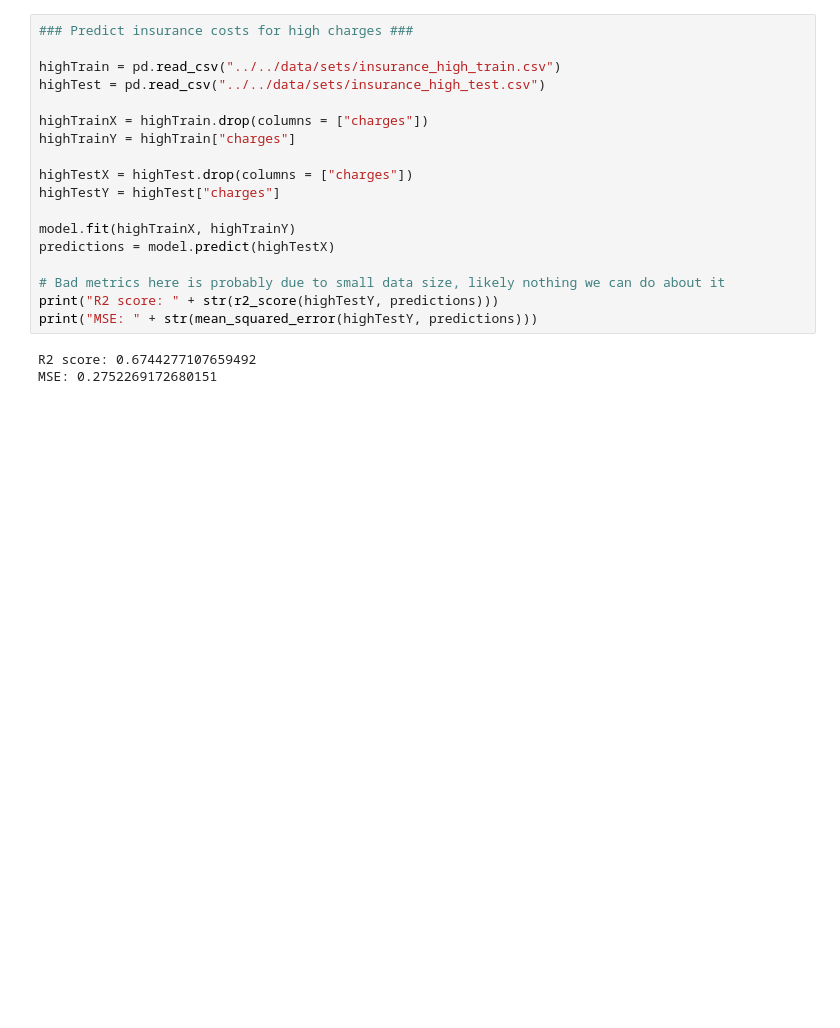
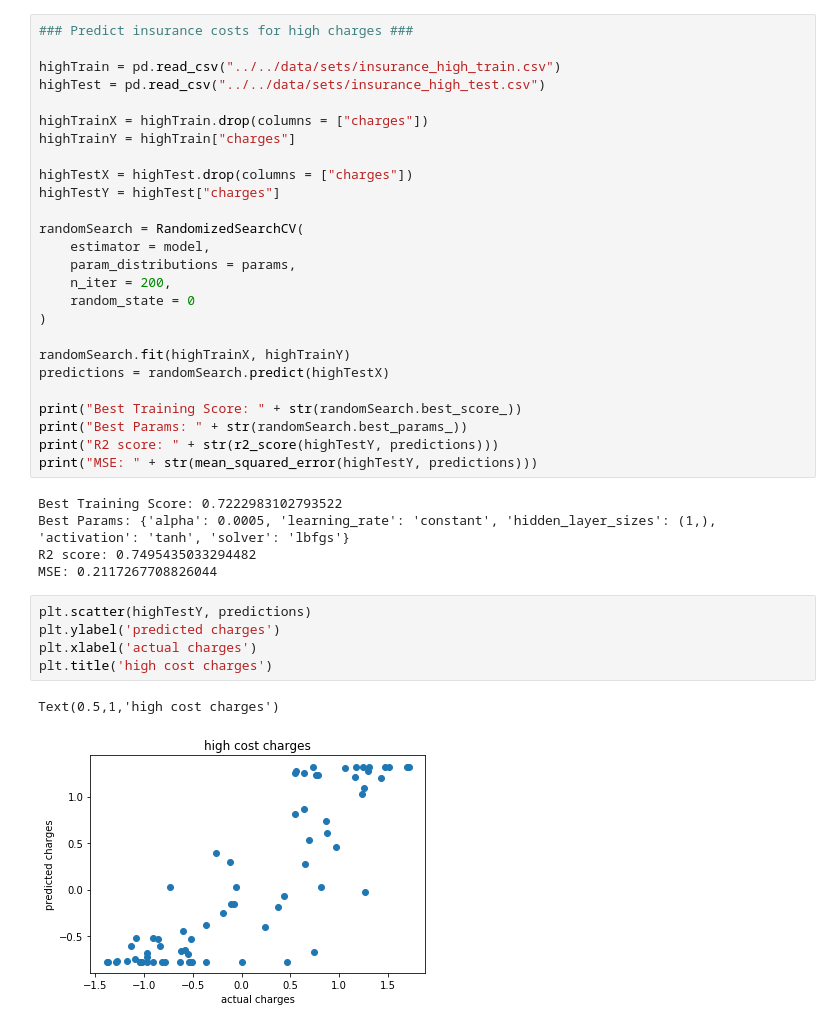
Before and after one commit to mjbernet3/insurance_prediction, a Jupyter notebook: models/supervised/ann.ipynb, the cells around one changed output. Cells and saved outputs as stored; diff of their text form; blank space fills up the shorter version.

```diff
--- a/models/supervised/ann.ipynb
+++ b/models/supervised/ann.ipynb
@@ -40,15 +68,33 @@ highTrainY = highTrain["charges"]
 highTestX = highTest.drop(columns = ["charges"])
 highTestY = highTest["charges"]
 
-model.fit(highTrainX, highTrainY)
-predictions = model.predict(highTestX)
+randomSearch = RandomizedSearchCV(
+    estimator = model,
+    param_distributions = params,
+    n_iter = 200,
+    random_state = 0
+)
 
-# Bad metrics here is probably due to small data size, likely nothing we can do about it
+randomSearch.fit(highTrainX, highTrainY)
+predictions = randomSearch.predict(highTestX)
+
+print("Best Training Score: " + str(randomSearch.best_score_))
+print("Best Params: " + str(randomSearch.best_params_))
 print("R2 score: " + str(r2_score(highTestY, predictions)))
 print("MSE: " + str(mean_squared_error(highTestY, predictions)))
 # %% [output]
-R2 score: 0.6744277107659492
-MSE: 0.2752269172680151
+Best Training Score: 0.7222983102793522
+Best Params: {'alpha': 0.0005, 'learning_rate': 'constant', 'hidden_layer_sizes': (1,), 'activation': 'tanh', 'solver': 'lbfgs'}
+R2 score: 0.7495435033294482
+MSE: 0.2117267708826044
+# %%
+plt.scatter(highTestY, predictions)
+plt.ylabel('predicted charges')
+plt.xlabel('actual charges')
+plt.title('high cost charges')
+# %% [output]
+Text(0.5,1,'high cost charges')
+[figure, added]
 # %%
 ### Predict insurance costs for low-to-medium charges ###
 
```
Also changed, not shown: parts of 5 cells of this notebook.
